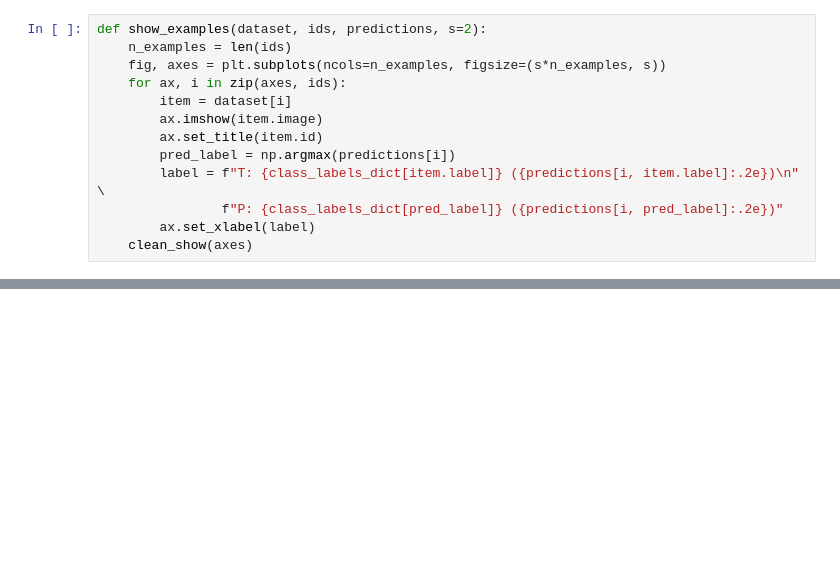
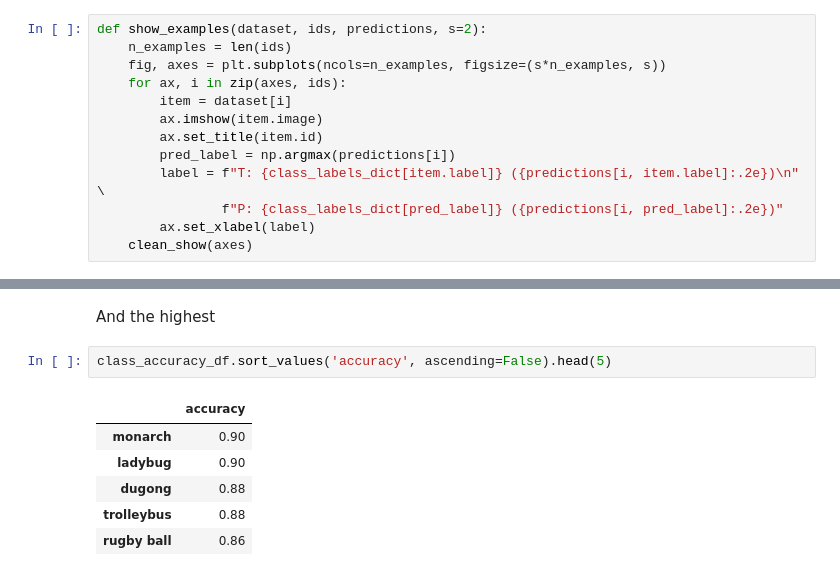
Before and after one commit to papkov/tinyimagenet, a Jupyter notebook: notebooks/resnet18_v1_vs_v2.ipynb, the cells around one changed output, grey strips where cells are left out. Drawn from its saved outputs; the diff is of its cells as text; blank space fills up the shorter version.

```diff
--- a/notebooks/resnet18_v1_vs_v2.ipynb
+++ b/notebooks/resnet18_v1_vs_v2.ipynb
@@ -221,0 +246,11 @@ show_examples(val_dataset, sorted_by_correct_score[:7], test_pred_v1)
+# %% [markdown]
+And the highest
+# %%
+class_accuracy_df.sort_values('accuracy', ascending=False).head(5)
+# %% [output]
+|  | accuracy |
+| monarch | 0.90 |
+| ladybug | 0.90 |
+| dugong | 0.88 |
+| trolleybus | 0.88 |
+| rugby ball | 0.86 |
```
Also changed, not shown: parts of 22 cells of this notebook, 7 other files.
